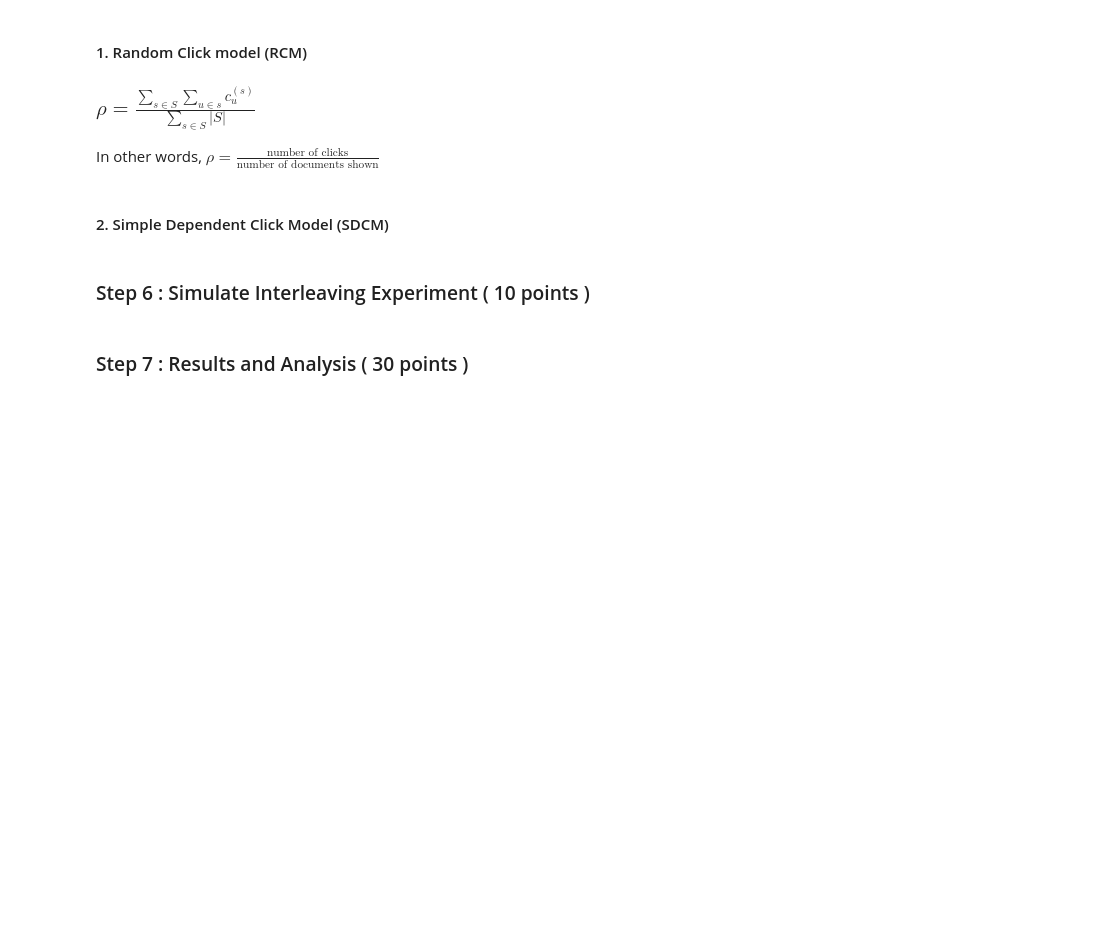
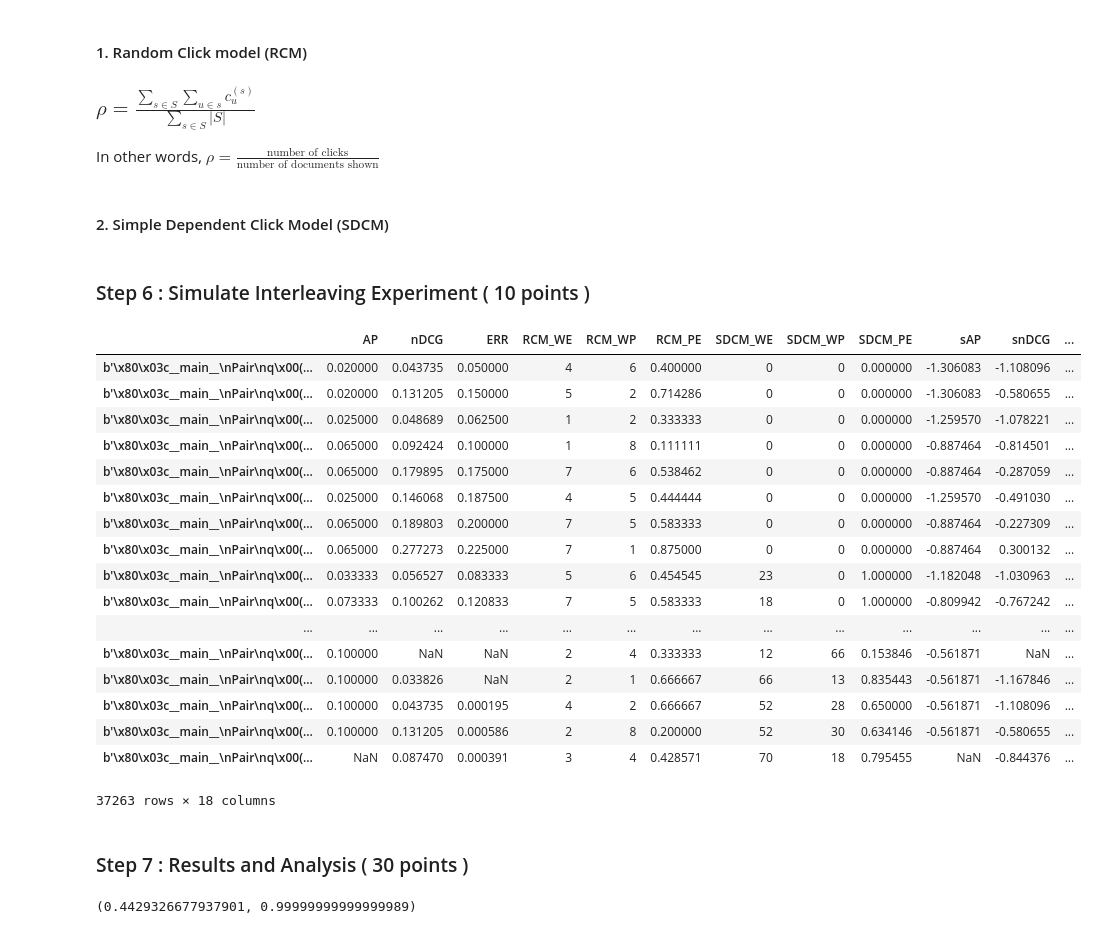
Before and after one commit to AndreiMariusSili/InformationRetrieval, a Jupyter notebook: homework-1/main-all-code.ipynb, the cells around one changed output. Saved outputs shown, nothing was run; the diff lists cells and outputs as text; code cells hidden in the pictures; blank space fills up the shorter version.

Commit message:
started analysis

```diff
--- a/homework-1/main-all-code.ipynb
+++ b/homework-1/main-all-code.ipynb
@@ -597,7 +598,9 @@ class Simulator():
 
             self.tdi_algorithm.reset_clicks_history()
 
-        self.rank_pairs[pair][model.__class__.__name__] = E_wins / (E_wins + P_wins) if E_wins + P_wins != 0 else 0
+        self.rank_pairs[pair][model.__class__.__name__ + '_WE'] = E_wins
+        self.rank_pairs[pair][model.__class__.__name__ + '_WP'] = P_wins
+        self.rank_pairs[pair][model.__class__.__name__ + '_PE'] = E_wins / (E_wins + P_wins) if E_wins + P_wins != 0 else 0
 
     def run(self):
         """Run simulation experiment."""
@@ -610,18 +613,45 @@ class Simulator():
 
     @property
     def results(self):
-        if self.__results not None:
+        if self.__results is not None:
             return self.__results
 
+        local = {}
         for p in self.rank_pairs:
             local[pickle.dumps(p)] = self.rank_pairs[p]
         df = pd.DataFrame.from_dict(local, orient='index')
-        self.__results = (df - df.mean())/ df.std()
 
+        df_std = (df - df.mean())/df.std()
+
+        for col in df_std:
+            df['s' + col] = df_std[col]
+
+        self.__results = df
 
         return self.__results
 # %%
-simulator = Simulator(100, offline_eval.deltas)
+simulator = Simulator(100, deepcopy(offline_eval.deltas))
 simulator.run()
+# %%
+simulator.results
+# %% [output]
+|  | AP | nDCG | ERR | RCM_WE | RCM_WP | RCM_PE | SDCM_WE | SDCM_WP | SDCM_PE | sAP | snDCG | ... |
+| b'\x80\x03c__main__\nPair\nq\x00(... | 0.020000 | 0.043735 | 0.050000 | 4 | 6 | 0.400000 | 0 | 0 | 0.000000 | -1.306083 | -1.108096 | ... |
+| b'\x80\x03c__main__\nPair\nq\x00(... | 0.020000 | 0.131205 | 0.150000 | 5 | 2 | 0.714286 | 0 | 0 | 0.000000 | -1.306083 | -0.580655 | ... |
+| b'\x80\x03c__main__\nPair\nq\x00(... | 0.025000 | 0.048689 | 0.062500 | 1 | 2 | 0.333333 | 0 | 0 | 0.000000 | -1.259570 | -1.078221 | ... |
+| b'\x80\x03c__main__\nPair\nq\x00(... | 0.065000 | 0.092424 | 0.100000 | 1 | 8 | 0.111111 | 0 | 0 | 0.000000 | -0.887464 | -0.814501 | ... |
+| b'\x80\x03c__main__\nPair\nq\x00(... | 0.065000 | 0.179895 | 0.175000 | 7 | 6 | 0.538462 | 0 | 0 | 0.000000 | -0.887464 | -0.287059 | ... |
+| b'\x80\x03c__main__\nPair\nq\x00(... | 0.025000 | 0.146068 | 0.187500 | 4 | 5 | 0.444444 | 0 | 0 | 0.000000 | -1.259570 | -0.491030 | ... |
+| b'\x80\x03c__main__\nPair\nq\x00(... | 0.065000 | 0.189803 | 0.200000 | 7 | 5 | 0.583333 | 0 | 0 | 0.000000 | -0.887464 | -0.227309 | ... |
+| b'\x80\x03c__main__\nPair\nq\x00(... | 0.065000 | 0.277273 | 0.225000 | 7 | 1 | 0.875000 | 0 | 0 | 0.000000 | -0.887464 | 0.300132 | ... |
+| b'\x80\x03c__main__\nPair\nq\x00(... | 0.033333 | 0.056527 | 0.083333 | 5 | 6 | 0.454545 | 23 | 0 | 1.000000 | -1.182048 | -1.030963 | ... |
+| b'\x80\x03c__main__\nPair\nq\x00(... | 0.073333 | 0.100262 | 0.120833 | 7 | 5 | 0.583333 | 18 | 0 | 1.000000 | -0.809942 | -0.767242 | ... |
+| ... | ... | ... | ... | ... | ... | ... | ... | ... | ... | ... | ... | ... |
+| b'\x80\x03c__main__\nPair\nq\x00(... | 0.100000 | NaN | NaN | 2 | 4 | 0.333333 | 12 | 66 | 0.153846 | -0.561871 | NaN | ... |
+| b'\x80\x03c__main__\nPair\nq\x00(... | 0.100000 | 0.033826 | NaN | 2 | 1 | 0.666667 | 66 | 13 | 0.835443 | -0.561871 | -1.167846 | ... |
+| b'\x80\x03c__main__\nPair\nq\x00(... | 0.100000 | 0.043735 | 0.000195 | 4 | 2 | 0.666667 | 52 | 28 | 0.650000 | -0.561871 | -1.108096 | ... |
+| b'\x80\x03c__main__\nPair\nq\x00(... | 0.100000 | 0.131205 | 0.000586 | 2 | 8 | 0.200000 | 52 | 30 | 0.634146 | -0.561871 | -0.580655 | ... |
+| b'\x80\x03c__main__\nPair\nq\x00(... | NaN | 0.087470 | 0.000391 | 3 | 4 | 0.428571 | 70 | 18 | 0.795455 | NaN | -0.844376 | ... |
+37263 rows × 18 columns
 # %% [markdown]
 ### Step 7 :  Results and   Analysis ( 30 points )
@@ -636,0 +682,4 @@ class Analysis():
+# %%
+analysis.sign_binomial_test('RCM')
+# %% [output]
+(0.4429326677937901, 0.99999999999999989)
```
Also changed, not shown: parts of 5 cells of this notebook.
